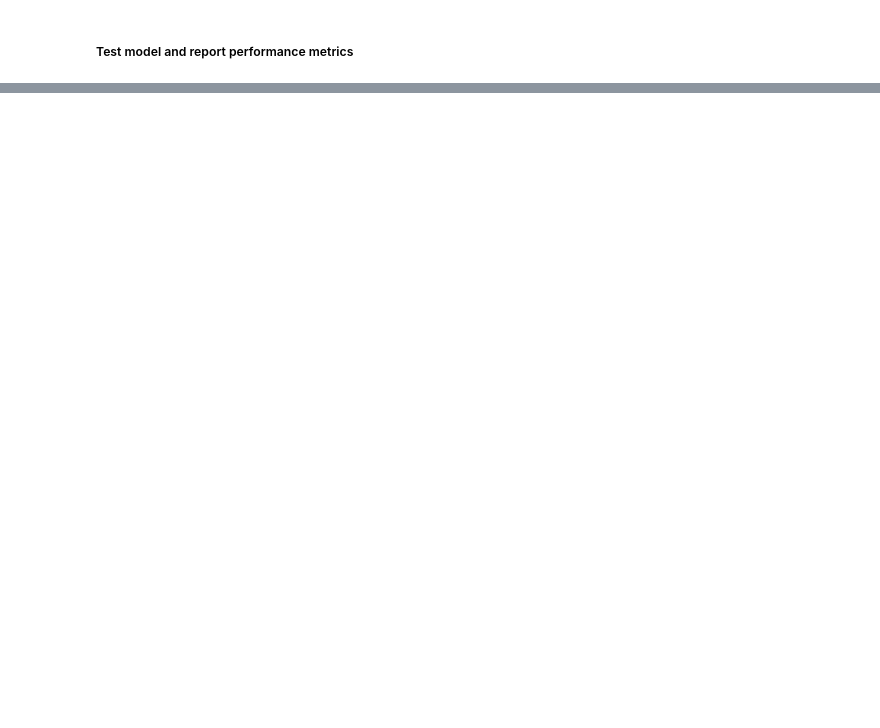
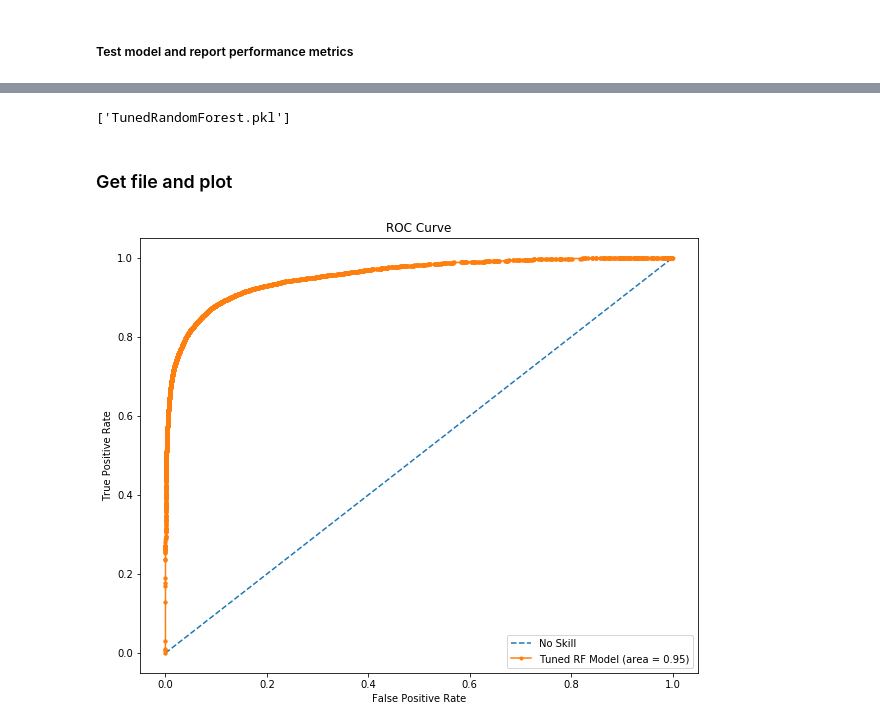
Before and after one commit to wendyku/E-commerce-fraud-detection, a Jupyter notebook: RandomForest.ipynb, the cells around one changed output, grey strips where cells are left out. Saved outputs shown, nothing was run; the diff lists cells and outputs as text; code cells hidden in the pictures; blank space fills up the shorter version.

```diff
--- a/RandomForest.ipynb
+++ b/RandomForest.ipynb
@@ -388,0 +326,37 @@ Confusion Matrix (Note: this result is not a good representation as it assumes 2
+# %%
+from sklearn.externals import joblib
+
+# Save the model as a pickle in a file
+joblib.dump(rf, 'TunedRandomForest.pkl')
+# %% [output]
+['TunedRandomForest.pkl']
+# %% [markdown]
+### Get file and plot
+# %%
+# Load file
+# Load the model from the file
+rf_tuned = joblib.load('TunedRandomForest.pkl')
+# %%
+%%time
+# Get probability of class 1. Note this step is applicable for random forest only when there is no cut-off value in the labels to get AUC.
+y_B_pred_prob = rf_tuned.predict_proba(X_B)
+rf_frp, rf_tpr, _ = roc_curve(y_B, y_B_pred_prob[:,1])
+print('ROC-AUC Score =', roc_auc_score(y_B, y_B_pred_prob[:,1]))
+
+# Define true-positive and false-positive for no skill predictions
+no_skill_pred = [0 for _ in range(len(y_B))]
+ns_frp, ns_tpr, _ = roc_curve(y_B, no_skill_pred)
+
+# Plot ROC curve across models
+plt.figure(figsize=(10, 8))
+plt.plot(ns_frp, ns_tpr, linestyle = '--', label='No Skill')
+plt.plot(rf_frp, rf_tpr, marker = '.', label='Tuned RF Model (area = %0.2f)' % roc_auc_score(y_B, y_B_pred_prob[:,1]))
+plt.title('ROC Curve')
+plt.xlabel('False Positive Rate')
+plt.ylabel('True Positive Rate')
+plt.legend()
+plt.legend(loc="lower right")
+plt.savefig('Random Forest ROC Curve.png')
+plt.show()
+# %% [output]
+[figure, added]
```
Also changed, not shown: parts of 15 cells of this notebook.
